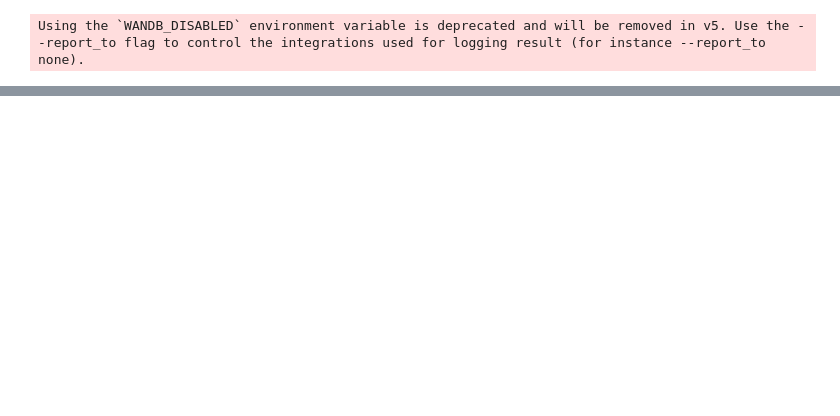
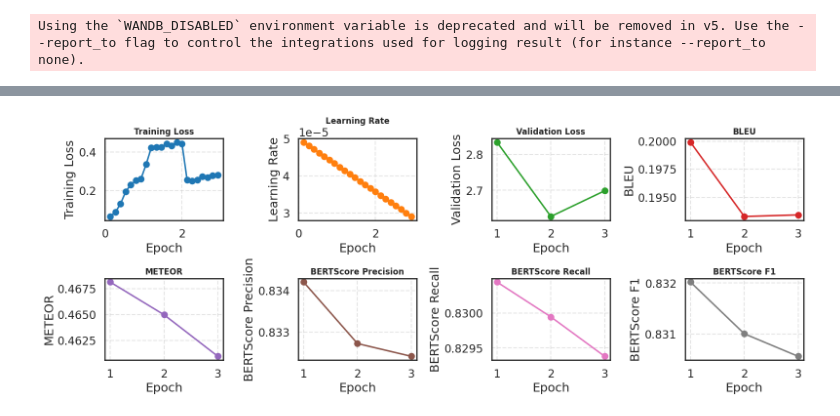
Before and after one commit to t3i8m/Comparative-Study-NMT, a Jupyter notebook: experiments/blue_score.ipynb, the cells around one changed output, grey strips where cells are left out. Drawn from its saved outputs; the diff is of its cells as text; code cells hidden in the pictures; blank space fills up the shorter version.

```diff
--- a/experiments/blue_score.ipynb
+++ b/experiments/blue_score.ipynb
@@ -206,10 +259,10 @@ predictions = []
 
 for i in tqdm(range(0, len(src_texts), batch_size), desc="Translating"):
     batch = src_texts[i:i + batch_size]
-    inputs = tokenizer(batch, return_tensors="pt", padding=True, truncation=True, max_length = 128)
+    inputs = tokenizer(batch, return_tensors="pt", padding=True, truncation=True, max_length=60)
     inputs = {k: v.to(model.device) for k, v in inputs.items()}
 
     with torch.no_grad():
-        outputs = model.generate(**inputs, num_beams=4, max_length = 128, early_stopping=True)
-    preds = tokenizer.batch_decode(outputs, skip_special_tokens=True)
+        outputs = model.generate(**inputs, num_beams=4, max_length=60, early_stopping=True)
+    preds = tokenizer.batch_decode(outputs, skip_special_tokens=True, clean_up_tokenization_spaces=False)
     predictions.extend(preds)
@@ -260 +305,5 @@ Requirement already satisfied: pytz>=2020.1 in /usr/local/lib/python3.11/dist-pa
+# %%
+bleu_score = bleu.compute(predictions=predictions, references=references)
+meteor_score = meteor.compute(predictions=predictions, references=[r[0] for r in references])
+bert_score = bertscore.compute(predictions=predictions, references=[r[0] for r in references], lang="de")
 # %%
@@ -314,11 +457,16 @@ training_args = Seq2SeqTrainingArguments(
     per_device_eval_batch_size=4,
     learning_rate=5e-5,
     num_train_epochs=7,
+    eval_strategy="epoch",
     save_strategy="epoch",
     predict_with_generate=True,
     logging_dir="./logs",
     save_total_limit=2,
     fp16=torch.cuda.is_available(),
+    logging_steps=500,
+    load_best_model_at_end=True,
+    #metric_for_best_model="bleu",
+    #greater_is_better=True
 )
 # %% [output]
 Using the `WANDB_DISABLED` environment variable is deprecated and will be removed in v5. Use the --report_to flag to control the integrations used for logging result (for instance --report_to none).
@@ -327,6 +475,7 @@ import os
 os.environ["WANDB_DISABLED"] = "true"
 # %%
 from transformers import Seq2SeqTrainer, DataCollatorForSeq2Seq
+from transformers import EarlyStoppingCallback
 
 trainer = Seq2SeqTrainer(
     model=model,
@@ -335,6 +484,9 @@ trainer = Seq2SeqTrainer(
     eval_dataset=tokenized_data["validation"],
     tokenizer=tokenizer,
     data_collator=DataCollatorForSeq2Seq(tokenizer, model=model),
+    compute_metrics=compute_metrics,
+    #callbacks=[EarlyStoppingCallback(early_stopping_patience=3)],
+
 )
 
 trainer.train()
@@ -341,19 +501,61 @@ trainer.train()
 # %%
 import matplotlib.pyplot as plt
+import math
 
-log_history = trainer.state.log_history
-steps = []
-losses = []
+log_history   = trainer.state.log_history
+epoch_entries = [e for e in log_history if "epoch" in e]
 
-for entry in log_history:
-    if "loss" in entry and "epoch" in entry:
-        steps.append(entry["epoch"])
-        losses.append(entry["loss"])
+metrics = [
+    "loss",
+    "learning_rate",
+    "eval_loss",
+    "eval_bleu",
+    "eval_meteor",
+    "eval_bertscore_precision",
+    "eval_bertscore_recall",
+    "eval_bertscore_f1"
+]
+names = {
+    "loss": "Training Loss",
+    "learning_rate": "Learning Rate",
+    "eval_loss": "Validation Loss",
+    "eval_bleu": "BLEU",
+    "eval_meteor": "METEOR",
+    "eval_bertscore_precision": "BERTScore Precision",
+    "eval_bertscore_recall": "BERTScore Recall",
+    "eval_bertscore_f1": "BERTScore F1"
+}
 
-plt.figure(figsize=(8, 5))
-plt.plot(steps, losses, marker="o")
-plt.xlabel("Epoch")
-plt.ylabel("Training Loss")
-plt.title("Training Loss per Epoch")
-plt.grid(True)
+n = len(metrics)
+cols = 4
+rows = math.ceil(n / cols)
+fig, axes = plt.subplots(rows, cols, figsize=(4*cols, 3*rows))
+axes = axes.flatten()
+
+cmap = plt.get_cmap('tab10')
+
+for i, metric in enumerate(metrics):
+    ax = axes[i]
+    currdata = [(e["epoch"], e[metric]) for e in epoch_entries if metric in e]
+    if not currdata:
+        ax.set_visible(False)
+        continue
+    epochs, values = zip(*currdata)
+
+    ax.plot(epochs, values,
+            marker='o',
+            linestyle='-',
+            color=cmap(i % 10),
+            label=names.get(metric, metric))
+    ax.set_title(names.get(metric, metric), fontsize=12, fontweight='bold')
+    ax.set_xlabel("Epoch")
+    ax.set_ylabel(names.get(metric, metric))
+    ax.grid(linestyle='--', alpha=0.5)
+
+for ax in axes[n:]:
+    ax.set_visible(False)
+
+plt.tight_layout()
 plt.show()
+# %% [output]
+[figure, added]
```
Also changed, not shown: parts of 34 cells of this notebook.
